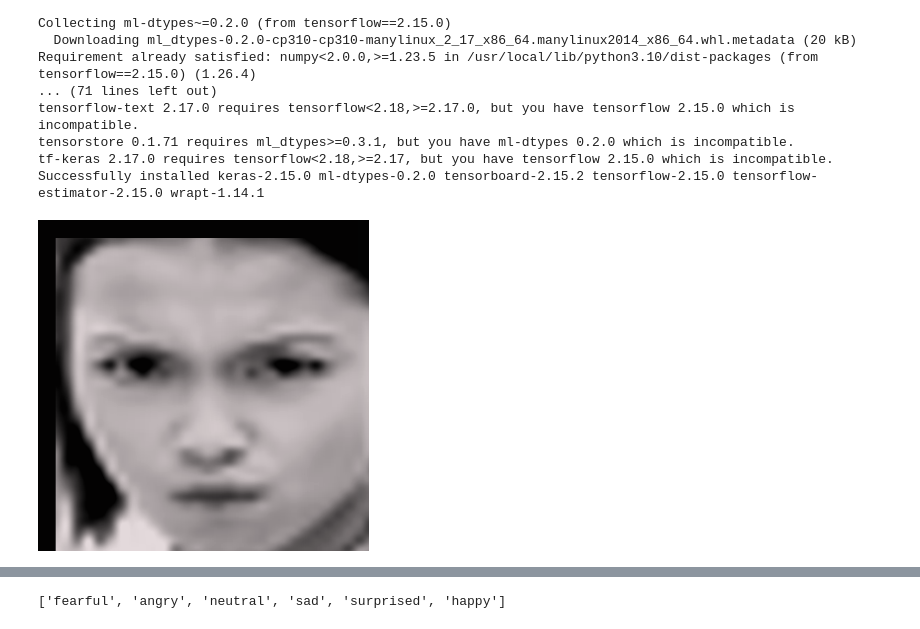
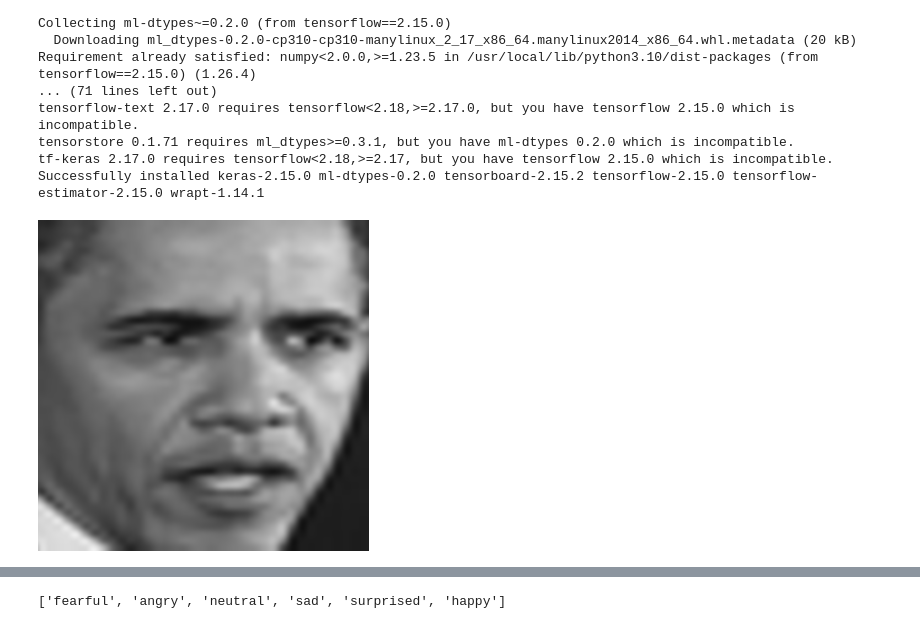
Before and after one commit to Ananta-Vaishnavi/NA, a Jupyter notebook: en.ipynb, the cells around one changed output, grey strips where cells are left out. Saved outputs shown, nothing was run; the diff lists cells and outputs as text; code cells hidden in the pictures.

Commit message:
Kaggle Notebook | final dfer efficientnet | Version 16

```diff
--- a/en.ipynb
+++ b/en.ipynb
@@ -61,9 +61,9 @@ def checkpoint_path(model_name, epoch):
 # %%
 # Load a sample image
 # using open() to open images
-image_data = Image.open('/kaggle/input/fer-dataset/final_balanced_dataset/train/angry/0_aug_2728_im3465.png')
+image_data = Image.open('/kaggle/input/fer-2013/final_balanced_dataset/train/angry/0_aug_2729_im3209.png')
 image_data
 # %% [output]
-[figure, old version]
+[figure, new version]
 # %%
 # Get the shape of the image
```
Also changed, not shown: parts of 10 cells of this notebook.
